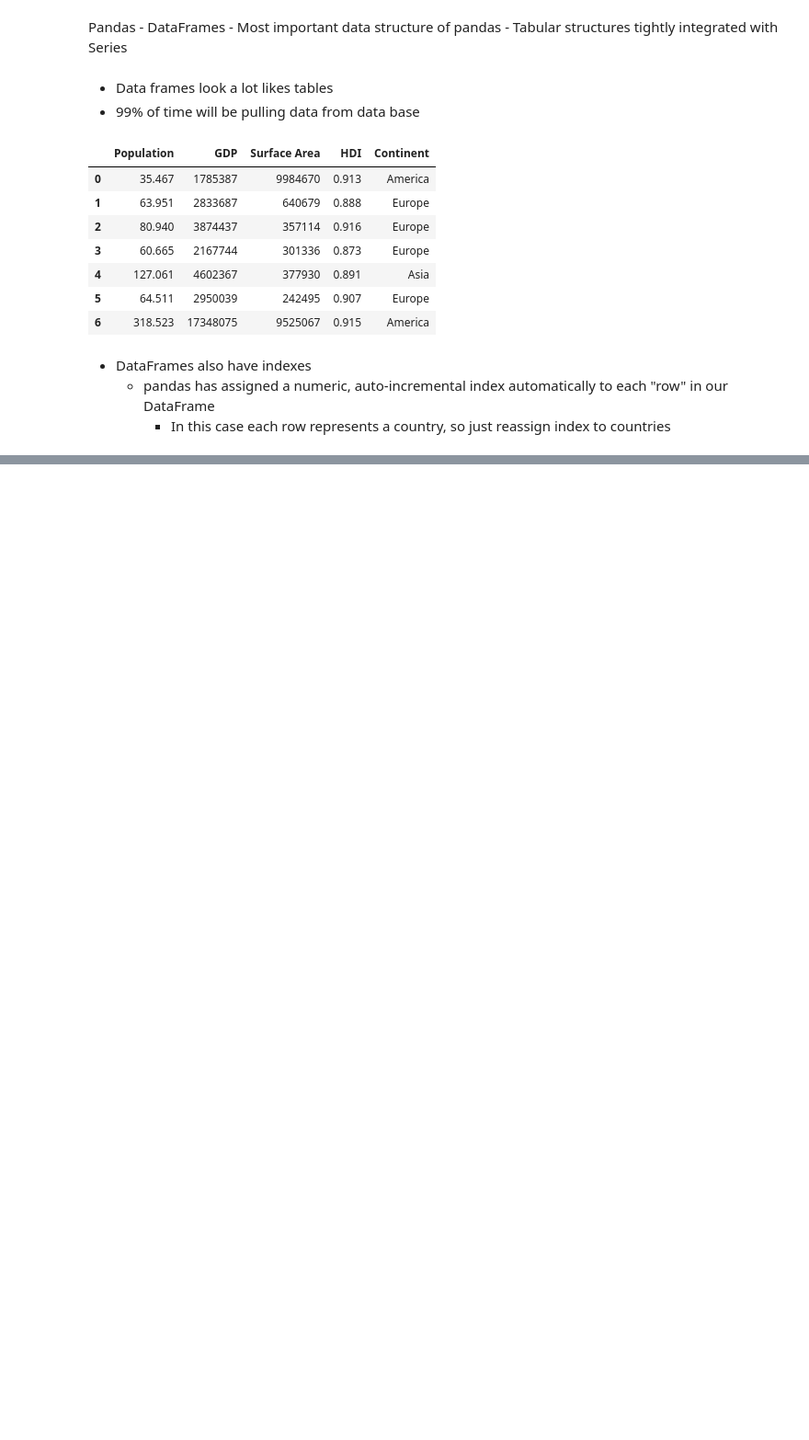
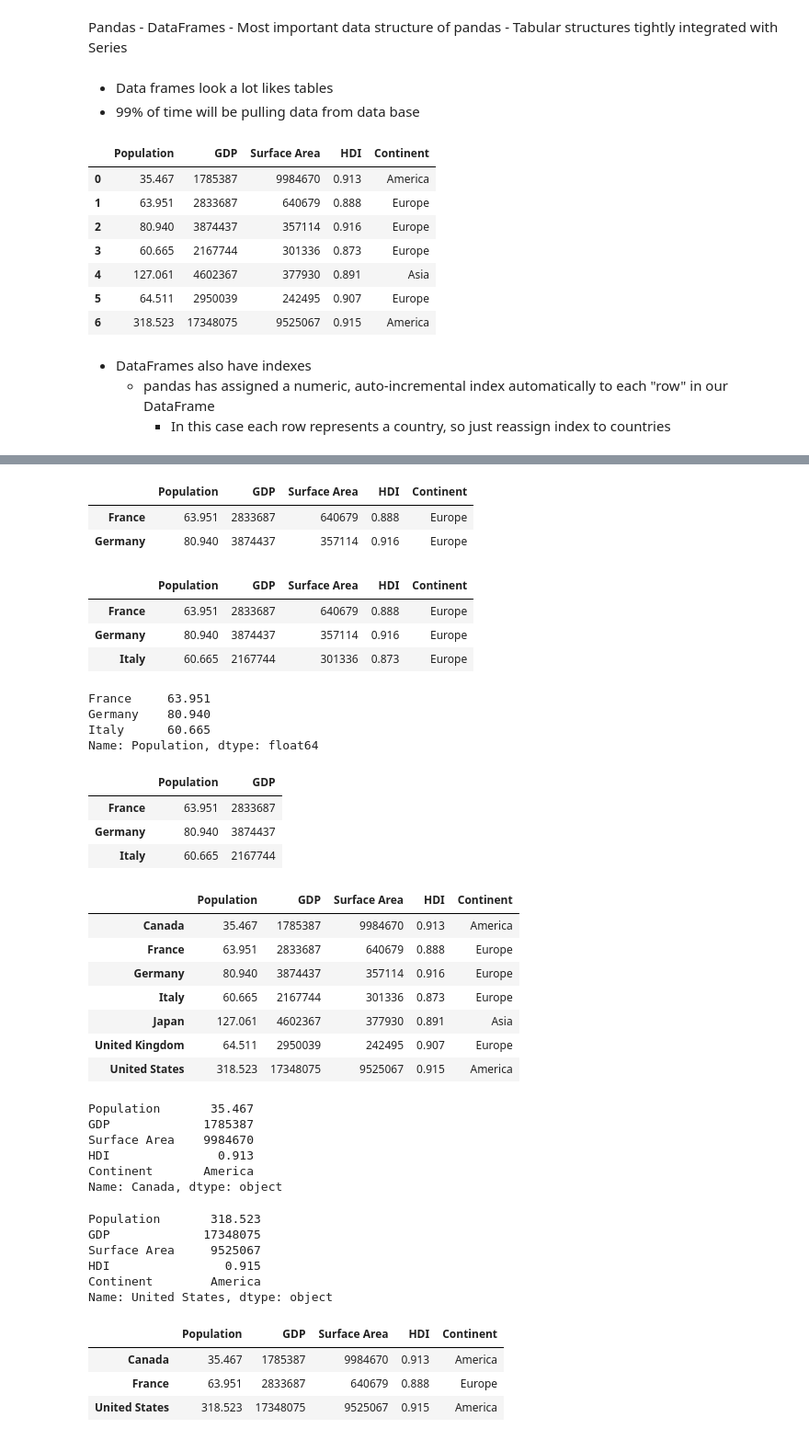
Before and after one commit to natalyalangford/DataAnalysisExercises, a Jupyter notebook: Panda Series/panda_dataframes.ipynb, the cells around one changed output, grey strips where cells are left out. Shown: that part at 92% size. Saved outputs shown, nothing was run; the diff lists cells and outputs as text; code cells hidden in the pictures; blank space fills up the shorter version.

```diff
--- a/Panda Series/panda_dataframes.ipynb
+++ b/Panda Series/panda_dataframes.ipynb
@@ -80,0 +230,11 @@ df.index = [
+# %%
+# slicing
+
+df[1:3]
+
+# Slicing works differently, acts as "row level"
+# can be counter intuitive
+# %% [output]
+|  | Population | GDP | Surface Area | HDI | Continent |
+| France | 63.951 | 2833687 | 640679 | 0.888 | Europe |
+| Germany | 80.940 | 3874437 | 357114 | 0.916 | Europe |
@@ -80,0 +246,65 @@ df.index = [
+# %%
+df.loc['France': 'Italy']
+# %% [output]
+|  | Population | GDP | Surface Area | HDI | Continent |
+| France | 63.951 | 2833687 | 640679 | 0.888 | Europe |
+| Germany | 80.940 | 3874437 | 357114 | 0.916 | Europe |
+| Italy | 60.665 | 2167744 | 301336 | 0.873 | Europe |
+# %%
+df.loc['France': 'Italy', 'Population']
+
+# only print population column from France to Italy index
+# %% [output]
+France     63.951
+Germany    80.940
+Italy      60.665
+Name: Population, dtype: float64
+# %%
+df.loc['France': 'Italy', ['Population', 'GDP']]
+# %% [output]
+|  | Population | GDP |
+| France | 63.951 | 2833687 |
+| Germany | 80.940 | 3874437 |
+| Italy | 60.665 | 2167744 |
+# %%
+df
+# %% [output]
+|  | Population | GDP | Surface Area | HDI | Continent |
+| Canada | 35.467 | 1785387 | 9984670 | 0.913 | America |
+| France | 63.951 | 2833687 | 640679 | 0.888 | Europe |
+| Germany | 80.940 | 3874437 | 357114 | 0.916 | Europe |
+| Italy | 60.665 | 2167744 | 301336 | 0.873 | Europe |
+| Japan | 127.061 | 4602367 | 377930 | 0.891 | Asia |
+| United Kingdom | 64.511 | 2950039 | 242495 | 0.907 | Europe |
+| United States | 318.523 | 17348075 | 9525067 | 0.915 | America |
+# %%
+# iloc works with the (numeric) "position" of the index:
+
+df.iloc[0]
+
+# will look at the population ( index 0 )
+# %% [output]
+Population       35.467
+GDP             1785387
+Surface Area    9984670
+HDI               0.913
+Continent       America
+Name: Canada, dtype: object
+# %%
+df.iloc[-1]
+# %% [output]
+Population       318.523
+GDP             17348075
+Surface Area     9525067
+HDI                0.915
+Continent        America
+Name: United States, dtype: object
+# %%
+df.iloc[[0, 1, -1]]
+
+# first row, second row and last row
+# %% [output]
+|  | Population | GDP | Surface Area | HDI | Continent |
+| Canada | 35.467 | 1785387 | 9984670 | 0.913 | America |
+| France | 63.951 | 2833687 | 640679 | 0.888 | Europe |
+| United States | 318.523 | 17348075 | 9525067 | 0.915 | America |
```
Also changed, not shown: parts of 39 cells of this notebook.
